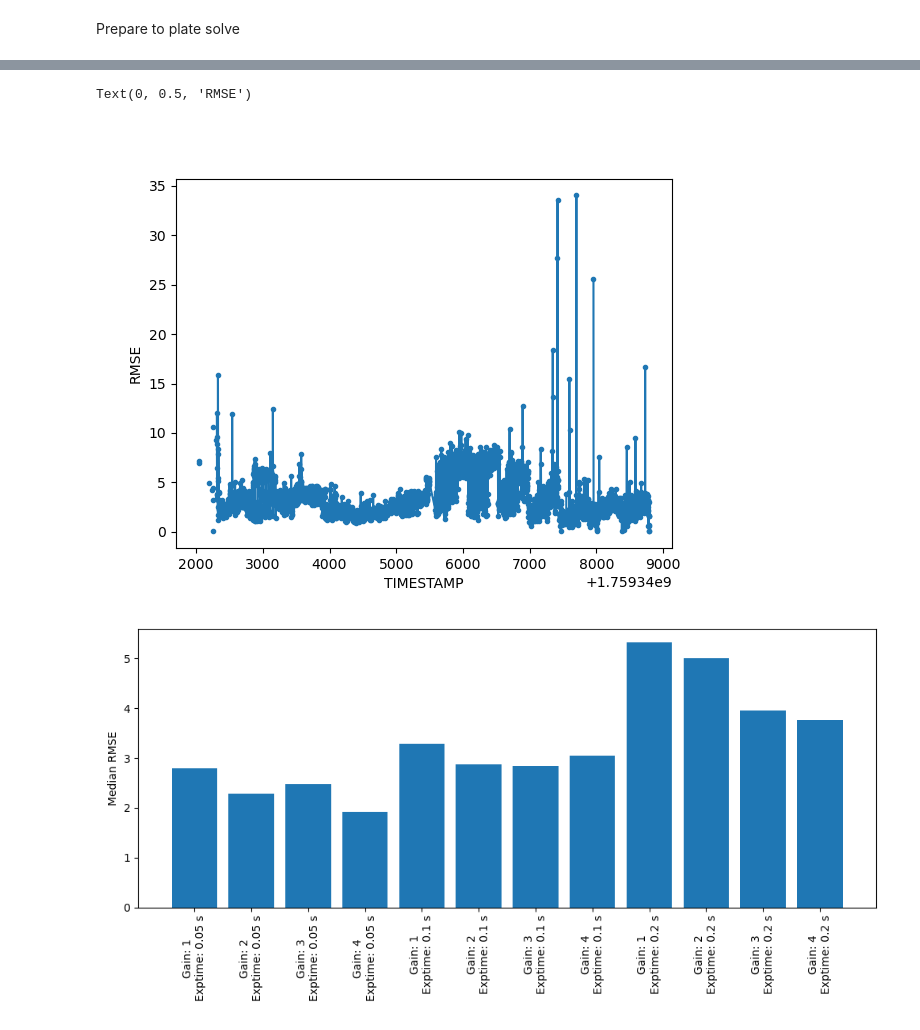
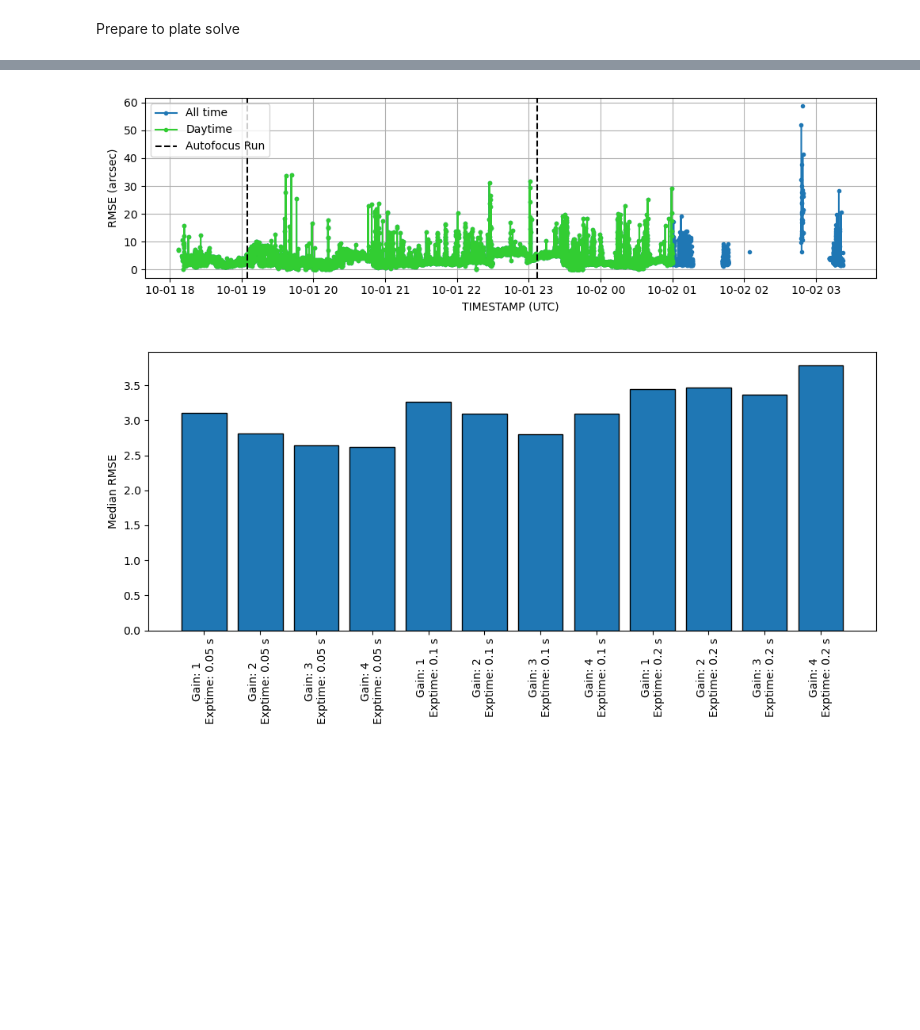
Before and after one commit to evanmayer/starcam-sim, a Jupyter notebook: results_table.ipynb, the cells around one changed output, grey strips where cells are left out. Drawn from its saved outputs; the diff is of its cells as text; code cells hidden in the pictures; blank space fills up the shorter version.

```diff
--- a/results_table.ipynb
+++ b/results_table.ipynb
@@ -245,6 +316,13 @@ WARNING: FITSFixedWarning: The WCS transformation has more axes (2) than the ima
 # %%
-# unwind results
-for result in res:
+# a method involving pickled results, in case the above Pool never finishes
+res = []
+for file in glob.glob(write_path + '*_sol.pickle'):
+    with open(file, 'rb') as f:
+        res.append(pickle.load(f))
+
+# unwind plate solving results
+for j, result in enumerate(res):
+    print(f'{j / len(res):.3f}', end='\r')
     match = (img_table_solved['FILES'] == result['FILES'])
     i = np.where(match)[0][0]
     for key, val in result.items():
@@ -281,0 +366,16 @@ QTable length=4737
+# %%
+t = []
+t_not_nans = []
+for i in range(len(img_table_solved)):
+    if ~np.isnan(img_table_solved['TIMESTAMP'][i]):
+        t.append(
+            datetime.datetime.fromtimestamp(
+                img_table_solved['TIMESTAMP'][i].value,
+                datetime.timezone(datetime.timedelta(hours=0))
+            )
+        )
+        t_not_nans.append(True)
+    else:
+        t.append(np.nan)
+        t_not_nans.append(False)
+t = np.array(t)
@@ -382,11 +592,15 @@ Text(0, 0.5, 'DEC')
 # %%
-fig, ax = plt.subplots()
-ax.plot(img_table_solved['TIMESTAMP'], img_table_solved['RMSE'], marker='.')
-ax.set_xlabel('TIMESTAMP')
-ax.set_ylabel('RMSE')
+fig, ax = plt.subplots(figsize=(10,3))
+ax.plot(t[t_not_nans], img_table_solved['RMSE'][t_not_nans], marker='.')
+ax.plot(t[t_not_nans & daytime_float], img_table_solved['RMSE'][t_not_nans & daytime_float], marker='.', color='limegreen')
+[ax.axvline(af_time, color='k', linestyle='--') for af_time in af_times]
+ax.set_xlabel('TIMESTAMP (UTC)')
+ax.set_ylabel('RMSE (arcsec)')
+ax.grid()
+ax.legend(['All time', 'Daytime', 'Autofocus Run'])
+fig.tight_layout()
 # %% [output]
-Text(0, 0.5, 'RMSE')
-[figure, old version]
+[figure, new version]
 # %%
 fig, ax = plt.subplots(figsize=(10,5))
 
@@ -396,11 +610,11 @@ labels = []
 for exptime in np.array([0.05, 0.1, 0.2]) * u.s:
     for gain in range(1,5):
         pop = (
-            (img_table_solved['TIMESTAMP'] > float_time) &
+            daytime_float &
             (abs(img_table_solved['GAINFACT'] - gain) < tol) &
             (abs(img_table_solved['EXPTIME'] - exptime) < (tol * exptime.unit))
         )
-        ax.bar(i, np.nanmedian(img_table_solved['RMSE'][pop]), color='C0')
+        ax.bar(i, np.nanmedian(img_table_solved['RMSE'][pop]), color='C0', edgecolor='k')
         i += 1
         labels.append(f'Gain: {gain}\nExptime: {exptime}')
 ax.set_ylabel('Median RMSE')
@@ -408,5 +622,5 @@ ax.set_xticks(range(i))
 ax.set_xticklabels(labels, rotation=90)
 fig.tight_layout()
 # %% [output]
-[figure, old version]
+[figure, new version]
 # %%
```
Also changed, not shown: parts of 27 cells of this notebook.
